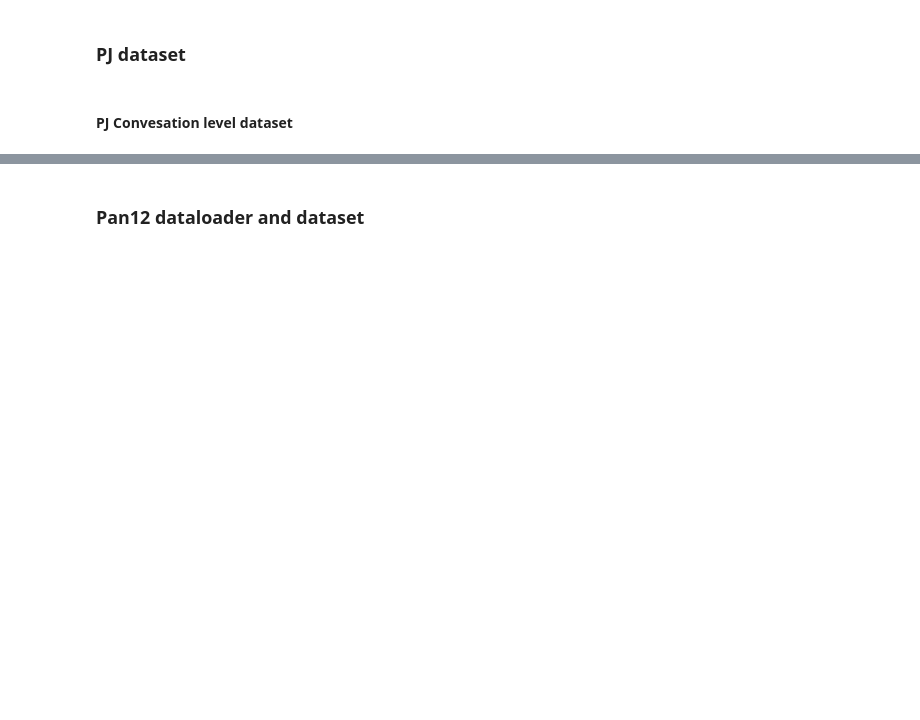
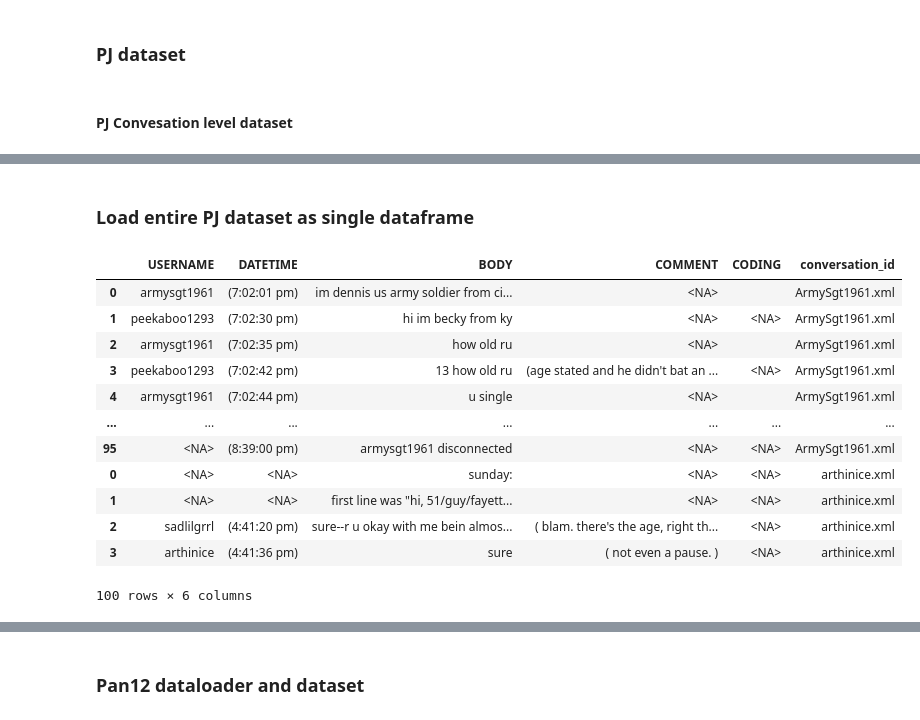
Before and after one commit to mryanivtal/cybersecurity_hw2, a Jupyter notebook: cyber_hw2.ipynb, the cells around one changed output, grey strips where cells are left out. Saved outputs shown, nothing was run; the diff lists cells and outputs as text; code cells hidden in the pictures; blank space fills up the shorter version.

Commit message:
added full dataframe creation from PJ dataset, preprocessing and wordlist features

```diff
--- a/cyber_hw2.ipynb
+++ b/cyber_hw2.ipynb
@@ -236,6 +265,7 @@ preprocess_string_for_bow(text, **preprocess_args)
 # %% [markdown]
 #### PJ Convesation level dataset
 # %%
+
 def load_one_chat_as_df_pj(file_path: Path) -> Dict[str, pd.DataFrame]:
     '''
     Gets an path to a PJ XML file
@@ -245,7 +275,12 @@ def load_one_chat_as_df_pj(file_path: Path) -> Dict[str, pd.DataFrame]:
         - conversation posts
     '''
     parser = ET.XMLParser(encoding="utf-8")
-    doc_tree = ET.parse(file_path, parser=parser)
+    try:
+        doc_tree = ET.parse(file_path, parser=parser)
+    except(ParseError):
+        print(f'failed to parse {str(file_path)}')
+        return None
+
     doc_root = doc_tree.getroot()
 
     posts_df = pd.DataFrame(columns = ['USERNAME', 'DATETIME', 'BODY', 'COMMENT', 'CODING'], dtype=str)
@@ -269,7 +304,6 @@ def load_one_chat_as_df_pj(file_path: Path) -> Dict[str, pd.DataFrame]:
         predator_df = predator_df.append(predator_dict, ignore_index=True)
     predator_df = predator_df.astype('string')
 
-
     for victim in doc_root.findall('VICTIM'):
         victim_dict = {}
         for field in victim:
@@ -278,7 +312,7 @@ def load_one_chat_as_df_pj(file_path: Path) -> Dict[str, pd.DataFrame]:
         victim_df = victim_df.append(victim_dict, ignore_index=True)
     victim_df = victim_df.astype('string')
 
-    return {'predator': predator_df, 'victim': victim_df, 'conversation': posts_df}
+    return {'predator': predator_df, 'victim': victim_df, 'conversation': posts_df, 'conversation_id': str(file_path.parts[-1])}
 
 
 #----------------------------------------------------------
@@ -288,3 +322,4 @@ chat_dict = load_one_chat_as_df_pj(file_path)
 chat_dict['victim'].head()
 chat_dict['predator'].head()
 chat_dict['conversation'].head(10)
+# chat_dict['conversation_id']
@@ -327,9 +374,9 @@ class PjDataset(Dataset):
         Returns:
             Single element by index
         """
-        sample = load_one_chat_as_df_pj(self.file_list[idx])['conversation']
-        if self.df_preprocess_fn is not None:
-            sample = self.df_preprocess_fn(sample, self.TEXT_COLUMN_NAME, **self.df_preprocess_args)
+        sample = load_one_chat_as_df_pj(self.file_list[idx])
+        if (self.df_preprocess_fn is not None) and (sample is not None):
+            sample['conversation'] = self.df_preprocess_fn(sample['conversation'], self.TEXT_COLUMN_NAME, **self.df_preprocess_args)
 
         return sample
 # %%
@@ -347,0 +408,42 @@ pj_ds[1].head(100)
+# %% [markdown]
+### Load entire PJ dataset as single dataframe
+# %%
+# Create full dataframe, no preprocessing yet
+
+pj_df = None
+pj_ds = PjDataset(PJ_DATA_FOLDER)
+
+for i in tqdm(range(len(pj_ds))):
+    conversation_dict = pj_ds[i]
+    if not conversation_dict is None:
+        conversation = conversation_dict['conversation']
+        conversation['conversation_id'] = conversation_dict['conversation_id']
+
+        if not pj_df is None:
+            pj_df = pj_df.append(conversation)
+        else:
+            pj_df = conversation.copy()
+
+
+preprocess_args = {'stemmer': PorterStemmer(),
+                    'speller': SpellChecker(),
+                    'words_to_remove': set(stopwords.words('english')),
+                    'emoticons': emoticons,
+                    'chat_slang': chat_slang,
+                    }
+
+pj_df.head(100)
+# %% [output]
+|  | USERNAME | DATETIME | BODY | COMMENT | CODING | conversation_id |
+| 0 | armysgt1961 | (7:02:01 pm) | im dennis us army soldier from ci... | <NA> |  | ArmySgt1961.xml |
+| 1 | peekaboo1293 | (7:02:30 pm) | hi im becky from ky | <NA> | <NA> | ArmySgt1961.xml |
+| 2 | armysgt1961 | (7:02:35 pm) | how old ru | <NA> |  | ArmySgt1961.xml |
+| 3 | peekaboo1293 | (7:02:42 pm) | 13 how old ru | (age stated and he didn't bat an ... | <NA> | ArmySgt1961.xml |
+| 4 | armysgt1961 | (7:02:44 pm) | u single | <NA> |  | ArmySgt1961.xml |
+| ... | ... | ... | ... | ... | ... | ... |
+| 95 | <NA> | (8:39:00 pm) | armysgt1961 disconnected | <NA> | <NA> | ArmySgt1961.xml |
+| 0 | <NA> | <NA> | sunday: | <NA> | <NA> | arthinice.xml |
+| 1 | <NA> | <NA> | first line was "hi, 51/guy/fayett... | <NA> | <NA> | arthinice.xml |
+| 2 | sadlilgrrl | (4:41:20 pm) | sure--r u okay with me bein almos... | ( blam. there's the age, right th... | <NA> | arthinice.xml |
+| 3 | arthinice | (4:41:36 pm) | sure | ( not even a pause. ) | <NA> | arthinice.xml |
+100 rows × 6 columns
```
Also changed, not shown: parts of 32 cells of this notebook, 2 other files.
